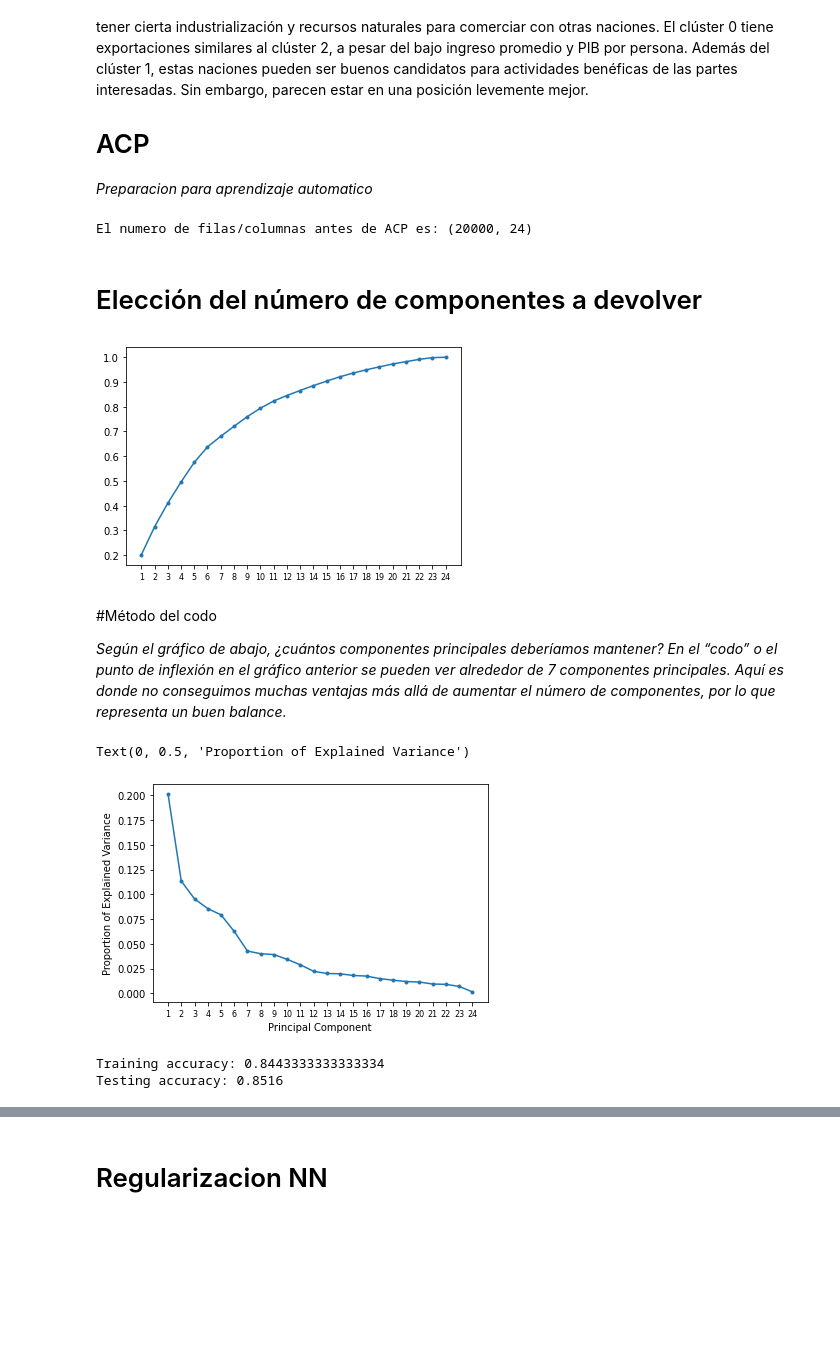
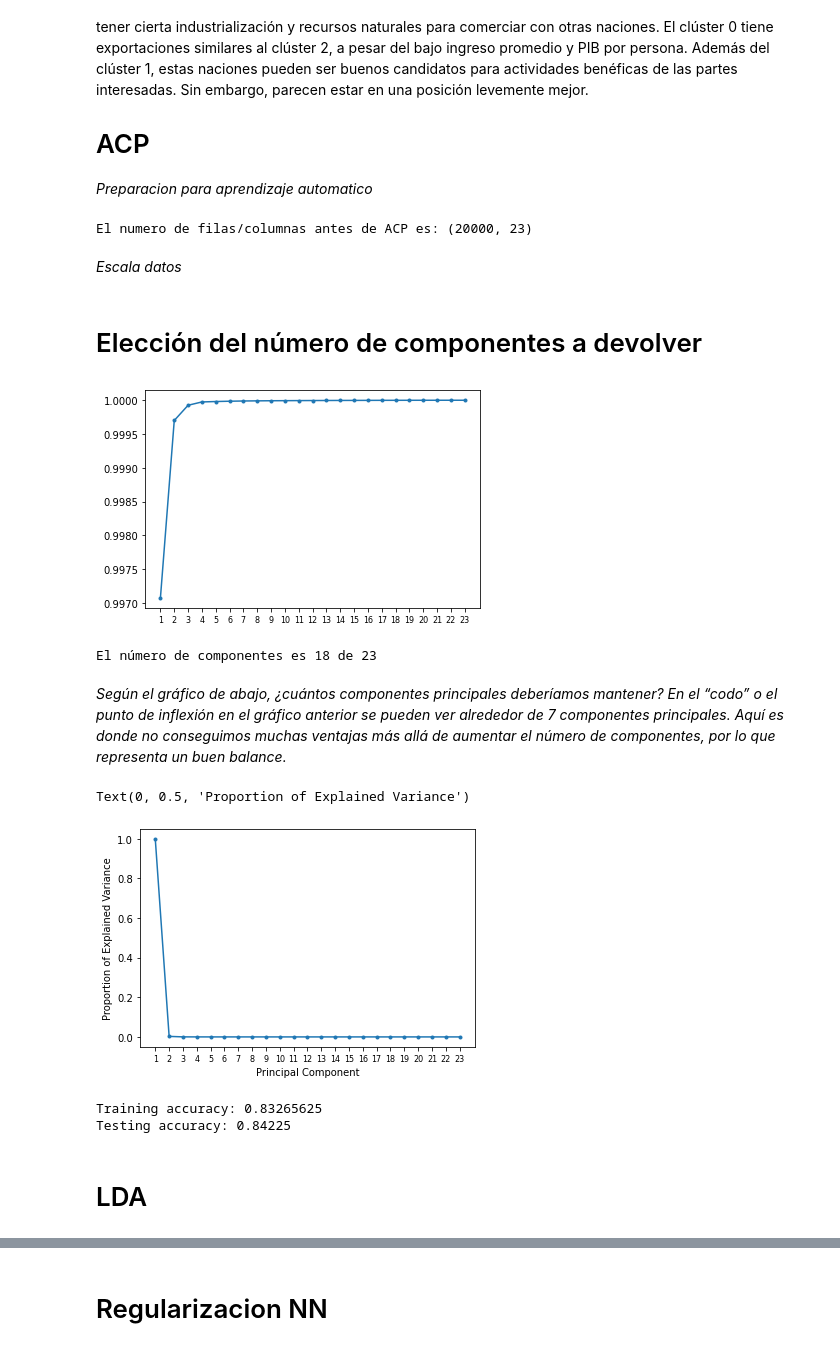
Before and after one commit to Jorge2018/DataScience2022-2, a Jupyter notebook: Script_simulacionExamenUlt.ipynb, the cells around one changed output, grey strips where cells are left out. Drawn from its saved outputs; the diff is of its cells as text; code cells hidden in the pictures; blank space fills up the shorter version.

```diff
--- a/Script_simulacionExamenUlt.ipynb
+++ b/Script_simulacionExamenUlt.ipynb
@@ -266,8 +261,11 @@ Sin embargo, parecen estar en una posición levemente mejor.
 *Preparacion para aprendizaje automatico*
 # %%
 # Save X data
-X = X_scaled.drop(columns = 'satisfied')
-y = X_scaled['satisfied']
+X = df.drop(columns = 'satisfied')
+y = df['satisfied']
+X_train, X_test, y_train, y_test = train_test_split(X, y, test_size=0.2, random_state=42)
 print('El numero de filas/columnas antes de ACP es:',X.shape)
 # %% [output]
-El numero de filas/columnas antes de ACP es: (20000, 24)
+El numero de filas/columnas antes de ACP es: (20000, 23)
+# %% [markdown]
+*Escala datos*
@@ -276,29 +278,28 @@ El numero de filas/columnas antes de ACP es: (20000, 24)
 # %%
 pca = PCA()
 pca.fit(X)
-plt.plot(range(1, 25), pca.explained_variance_ratio_.cumsum(), marker= '.')
-plt.xticks(ticks=range(1,25), fontsize=8);
+plt.plot(range(1, 24), pca.explained_variance_ratio_.cumsum(), marker= '.')
+plt.xticks(ticks=range(1,24), fontsize=8);
 # %% [output]
-[figure, old version]
+[figure, new version]
+# %%
+pca = PCA(n_components=0.95)
+X_train_pca = pca.fit_transform(X_train)
+print("El número de componentes es", pca.n_components_, "de", pca.n_features_)
+# %% [output]
+El número de componentes es 18 de 23
 # %% [markdown]
-#Método del codo
-
 *Según el gráfico de abajo, ¿cuántos componentes principales deberíamos mantener? En el “codo” o el punto de inflexión en el gráfico anterior se pueden ver alrededor de 7 componentes principales. Aquí es donde no conseguimos muchas ventajas más allá de aumentar el número de componentes, por lo que representa un buen balance.*
 # %%
-plt.plot(range(1, 25), pca.explained_variance_ratio_, marker = '.')
-plt.xticks(ticks = range(1, 25), fontsize=8)
+plt.plot(range(1, 24), pca.explained_variance_ratio_, marker = '.')
+plt.xticks(ticks = range(1, 24), fontsize=8)
 plt.xlabel('Principal Component')
 plt.ylabel('Proportion of Explained Variance')
 # %% [output]
 Text(0, 0.5, 'Proportion of Explained Variance')
-[figure, old version]
+[figure, new version]
 # %%
-X = df.drop(columns = 'satisfied')
-y = df['satisfied']
-X_train, X_test, y_train, y_test = train_test_split(X, y, random_state=42)
-transformer = make_pipeline(StandardScaler(), PCA(n_components=7))
-
-
+transformer = make_pipeline(StandardScaler(), PCA(n_components=2))
 logreg = LogisticRegression()
 # Create a modeling pipeline
 logreg_pipe = make_pipeline(transformer, logreg)
@@ -306,5 +307,7 @@ logreg_pipe.fit(X_train, y_train)
 print('Training accuracy:', logreg_pipe.score(X_train, y_train))
 print('Testing accuracy:', logreg_pipe.score(X_test, y_test))
 # %% [output]
-Training accuracy: 0.8443333333333334
-Testing accuracy: 0.8516
+Training accuracy: 0.83265625
+Testing accuracy: 0.84225
+# %% [markdown]
+# LDA
```
Also changed, not shown: parts of 21 cells of this notebook.
